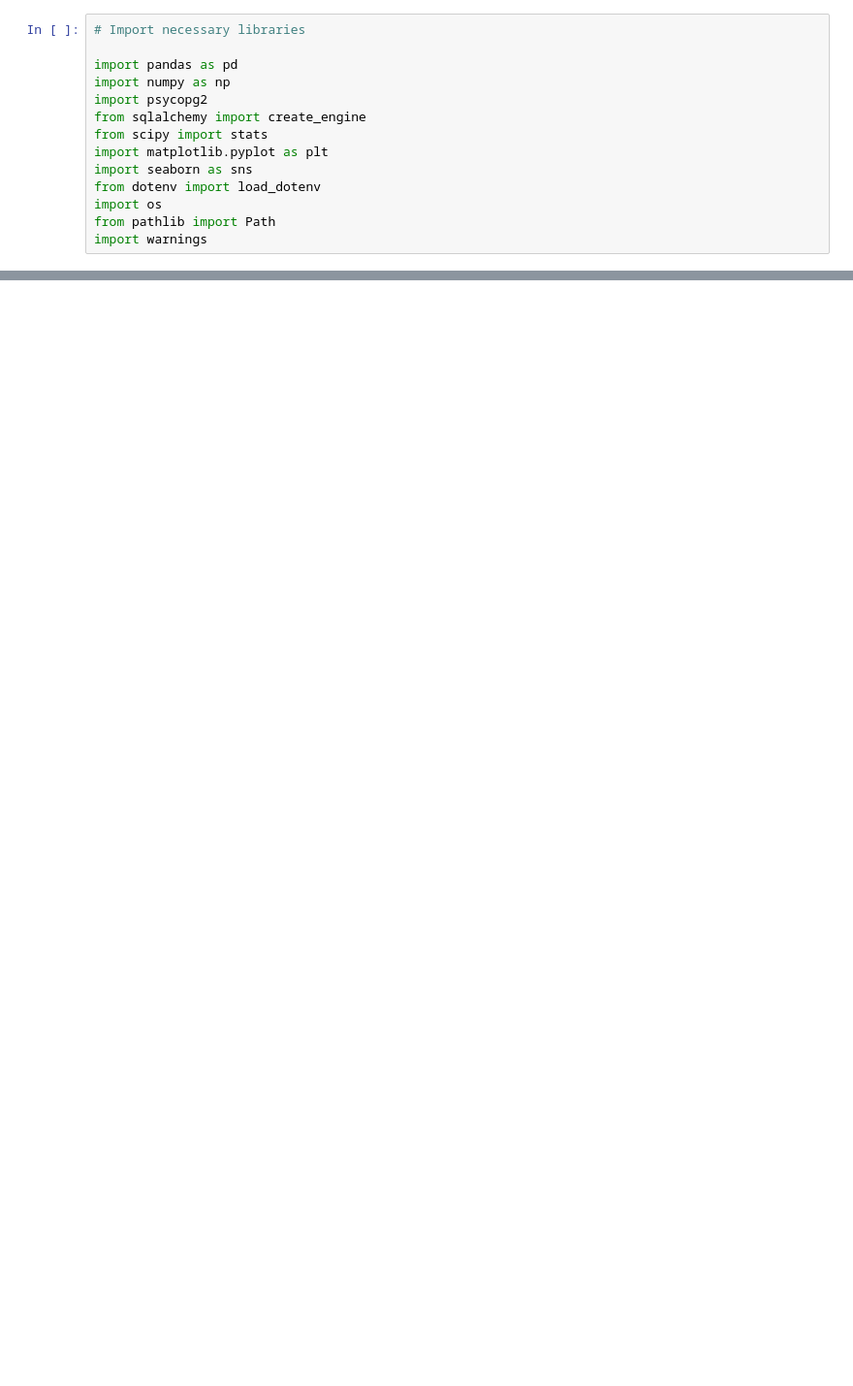
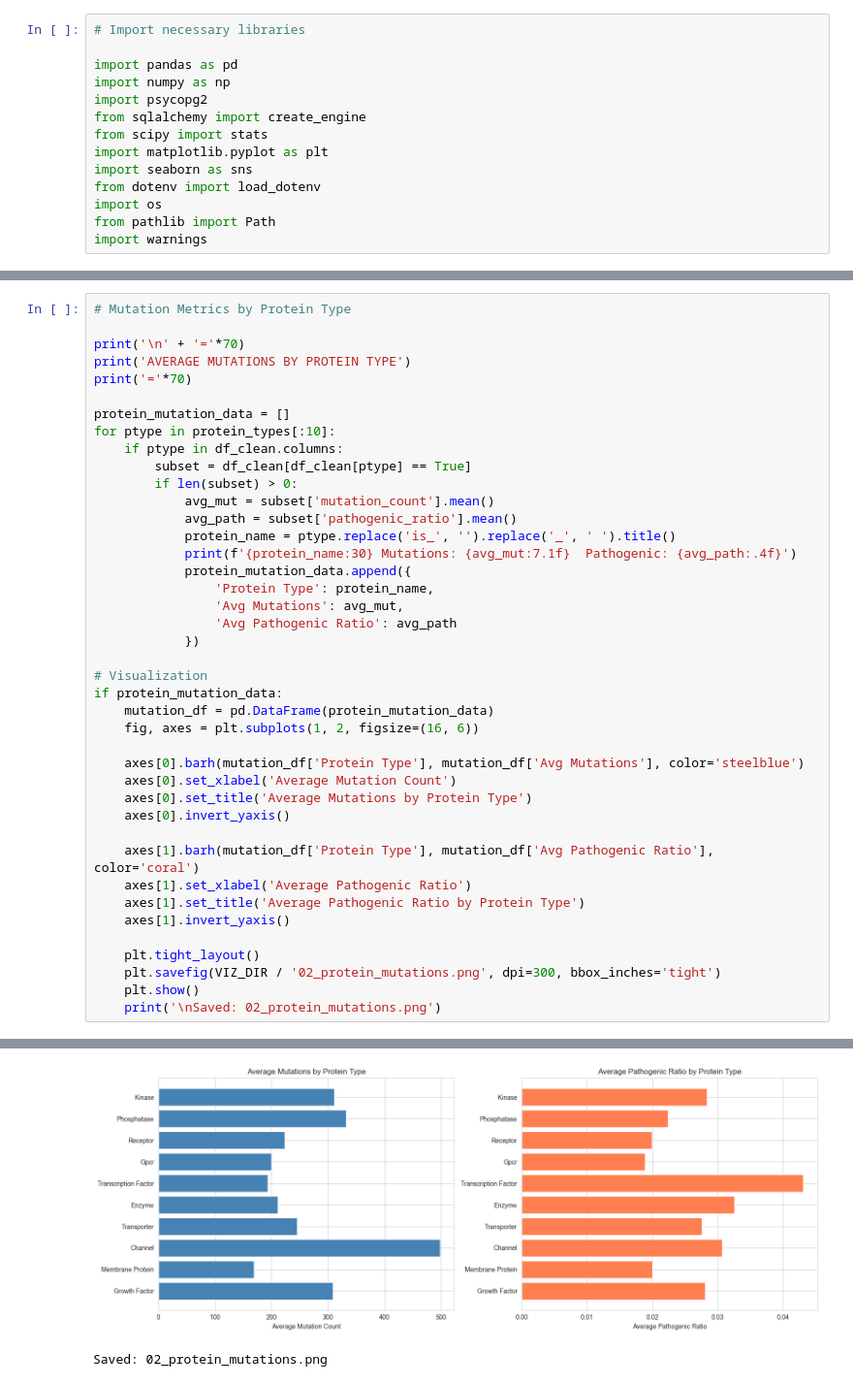
Before and after one commit to shariq02/genomic-variant-data-science-pipeline, a Jupyter notebook: jupyter_notebooks/01_statistical_analysis.ipynb, the cells around one changed output, grey strips where cells are left out. Shown at 97% size. Cells and saved outputs as stored; diff of their text form; blank space fills up the shorter version.

```diff
--- a/jupyter_notebooks/01_statistical_analysis.ipynb
+++ b/jupyter_notebooks/01_statistical_analysis.ipynb
@@ -492,0 +310,42 @@ print("\nDatabase connection closed")
+# %%
+# Mutation Metrics by Protein Type
+
+print('\n' + '='*70)
+print('AVERAGE MUTATIONS BY PROTEIN TYPE')
+print('='*70)
+
+protein_mutation_data = []
+for ptype in protein_types[:10]:
+    if ptype in df_clean.columns:
+        subset = df_clean[df_clean[ptype] == True]
+        if len(subset) > 0:
+            avg_mut = subset['mutation_count'].mean()
+            avg_path = subset['pathogenic_ratio'].mean()
+            protein_name = ptype.replace('is_', '').replace('_', ' ').title()
+            print(f'{protein_name:30} Mutations: {avg_mut:7.1f}  Pathogenic: {avg_path:.4f}')
+            protein_mutation_data.append({
+                'Protein Type': protein_name,
+                'Avg Mutations': avg_mut,
+                'Avg Pathogenic Ratio': avg_path
+            })
+
+# Visualization
+if protein_mutation_data:
+    mutation_df = pd.DataFrame(protein_mutation_data)
+    fig, axes = plt.subplots(1, 2, figsize=(16, 6))
+
+    axes[0].barh(mutation_df['Protein Type'], mutation_df['Avg Mutations'], color='steelblue')
+    axes[0].set_xlabel('Average Mutation Count')
+    axes[0].set_title('Average Mutations by Protein Type')
+    axes[0].invert_yaxis()
+
+    axes[1].barh(mutation_df['Protein Type'], mutation_df['Avg Pathogenic Ratio'], color='coral')
+    axes[1].set_xlabel('Average Pathogenic Ratio')
+    axes[1].set_title('Average Pathogenic Ratio by Protein Type')
+    axes[1].invert_yaxis()
+
+    plt.tight_layout()
+    plt.savefig(VIZ_DIR / '02_protein_mutations.png', dpi=300, bbox_inches='tight')
+    plt.show()
+    print('\nSaved: 02_protein_mutations.png')
+# %% [output]
@@ -492,0 +365,2 @@ print("\nDatabase connection closed")
+[figure, added]
+Saved: 02_protein_mutations.png
```
Also changed, not shown: parts of 41 cells of this notebook, 8 other files.
